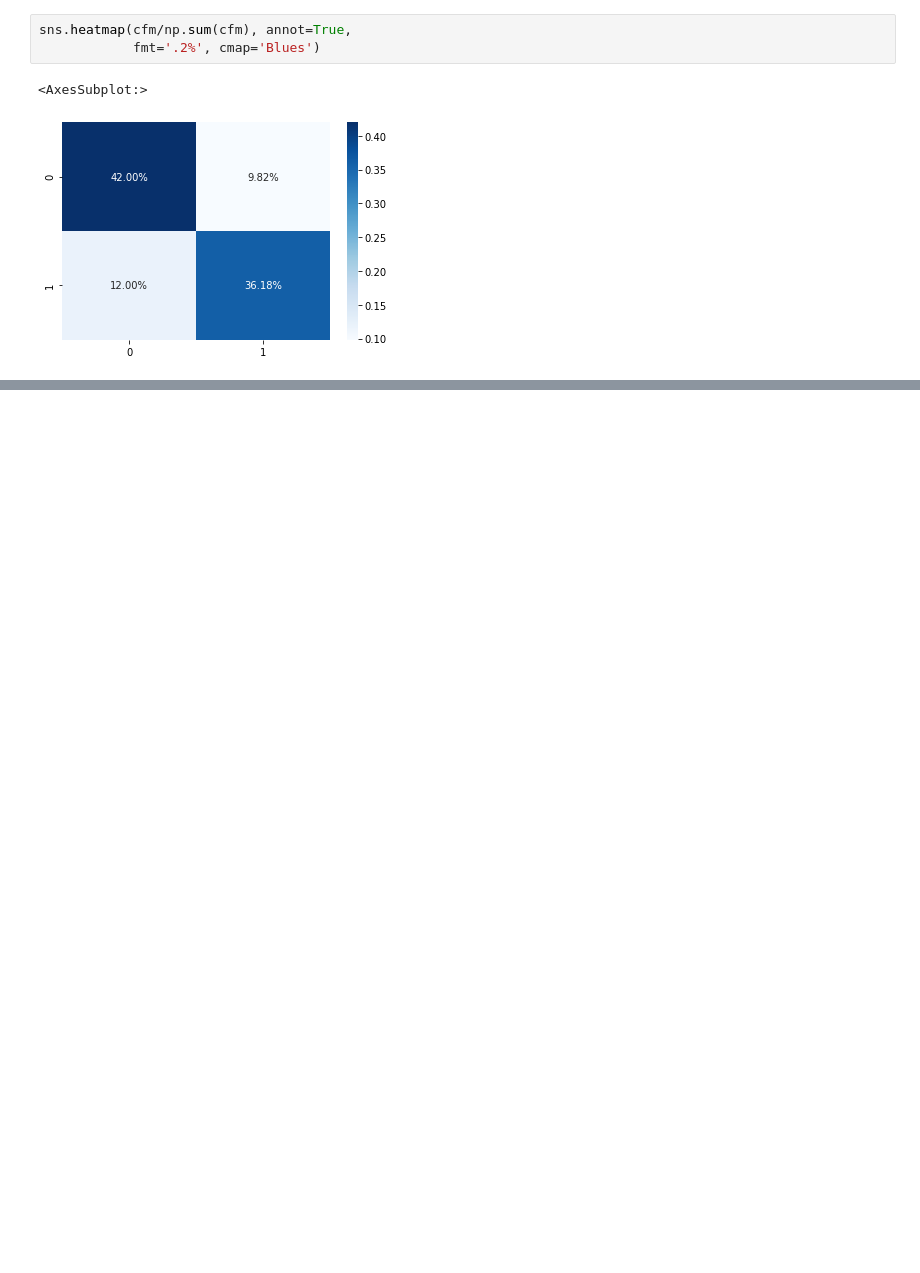
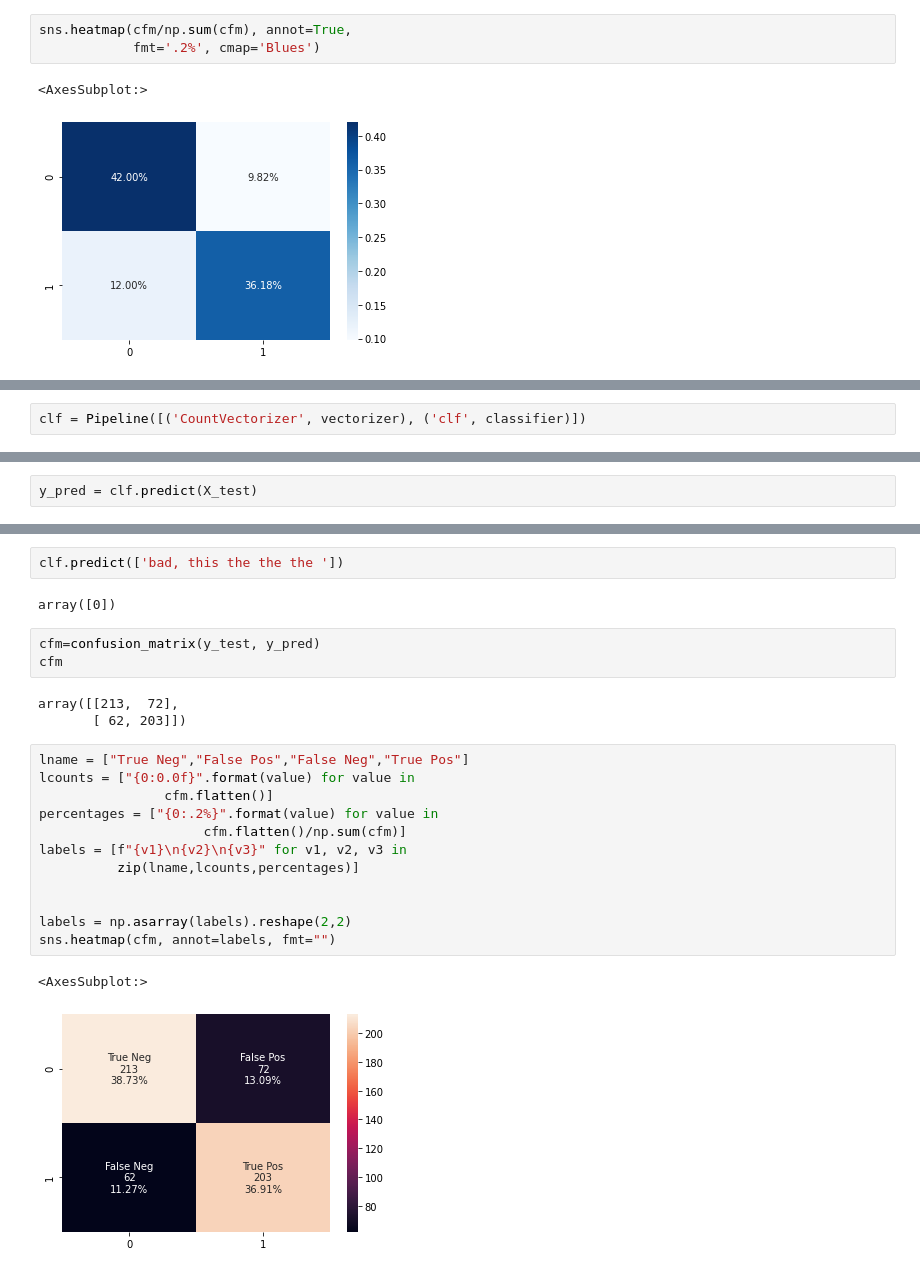
Before and after one commit to ayazwani/NLP, a Jupyter notebook: mainsentiment.ipynb, the cells around one changed output, grey strips where cells are left out. Drawn from its saved outputs; the diff is of its cells as text; blank space fills up the shorter version.

```diff
--- a/mainsentiment.ipynb
+++ b/mainsentiment.ipynb
@@ -217,0 +335,2 @@ sns.heatmap(cfm, annot=labels, fmt="", cmap='Blues')
+# %%
+clf = Pipeline([('CountVectorizer', vectorizer), ('clf', classifier)])
@@ -217,0 +343,2 @@ sns.heatmap(cfm, annot=labels, fmt="", cmap='Blues')
+# %%
+y_pred = clf.predict(X_test)
@@ -217,0 +356,25 @@ sns.heatmap(cfm, annot=labels, fmt="", cmap='Blues')
+# %%
+clf.predict(['bad, this the the the '])
+# %% [output]
+array([0])
+# %%
+cfm=confusion_matrix(y_test, y_pred)
+cfm
+# %% [output]
+array([[213,  72],
+       [ 62, 203]])
+# %%
+lname = ["True Neg","False Pos","False Neg","True Pos"]
+lcounts = ["{0:0.0f}".format(value) for value in
+                cfm.flatten()]
+percentages = ["{0:.2%}".format(value) for value in
+                     cfm.flatten()/np.sum(cfm)]
+labels = [f"{v1}\n{v2}\n{v3}" for v1, v2, v3 in
+          zip(lname,lcounts,percentages)]
+
+
+labels = np.asarray(labels).reshape(2,2)
+sns.heatmap(cfm, annot=labels, fmt="")
+# %% [output]
+<AxesSubplot:>
+[figure, added]
```
Also changed, not shown: parts of 23 cells of this notebook, 1 other file.
